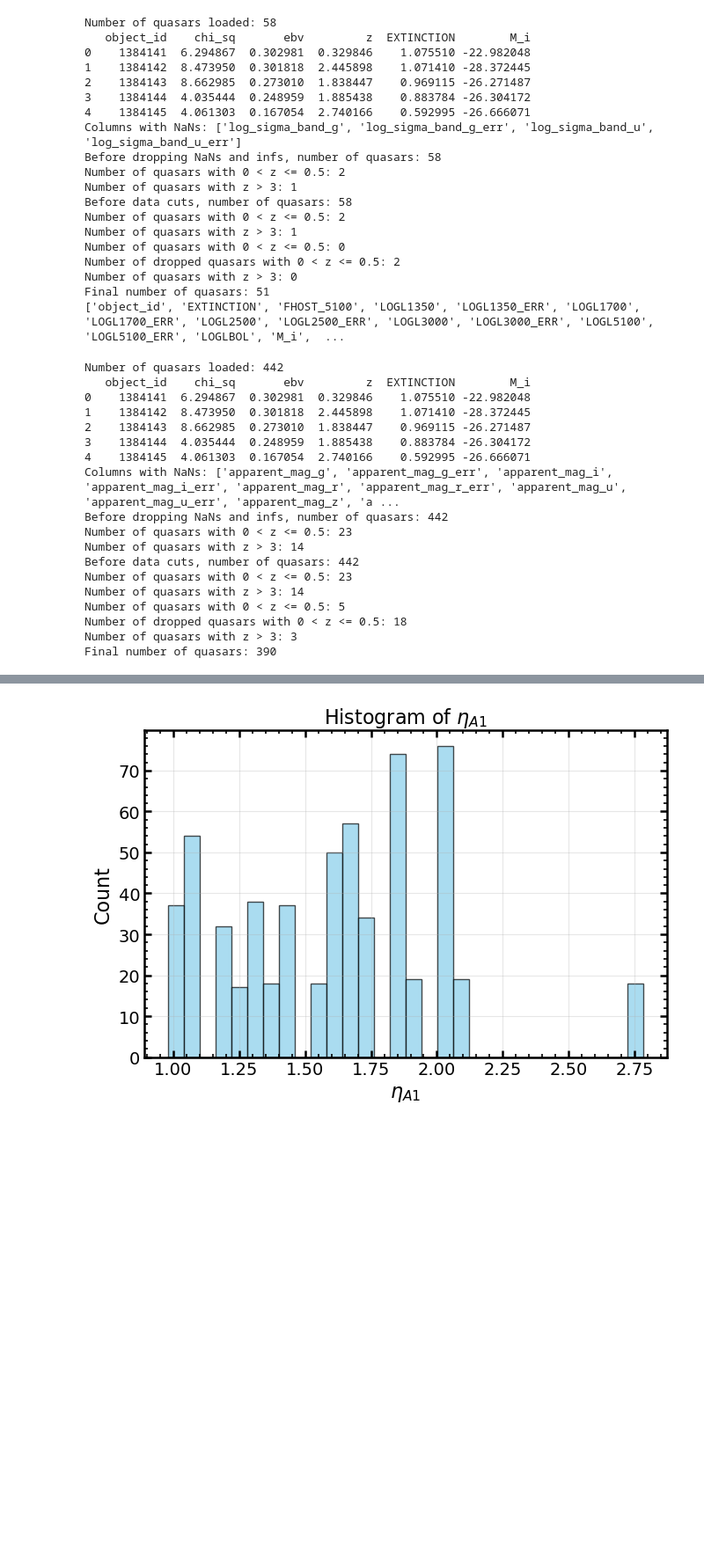
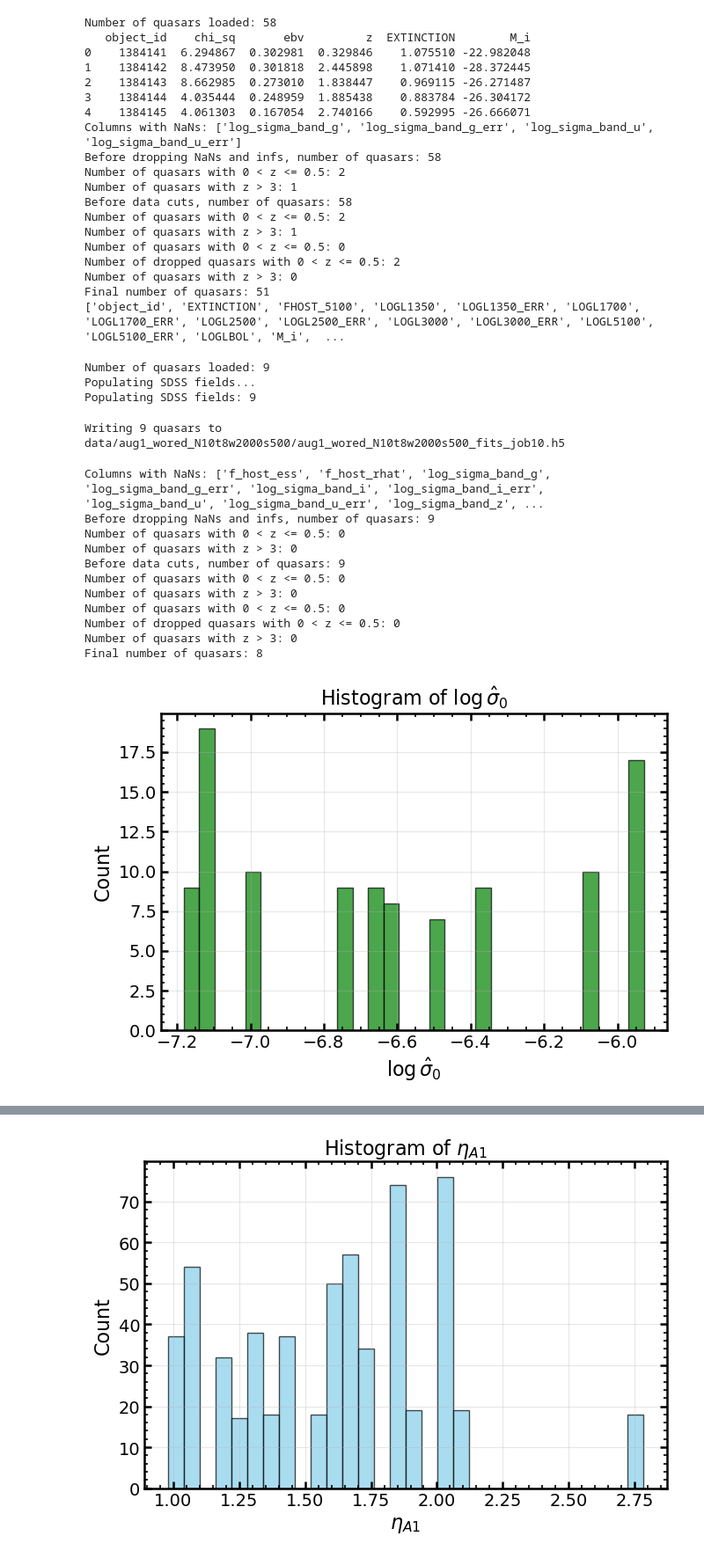
Before and after one commit to dutra/qvc, a Jupyter notebook: tutorials/hubble diagram jun27.ipynb, the cells around one changed output, grey strips where cells are left out. Shown at 88% size. Drawn from its saved outputs; the diff is of its cells as text; code cells hidden in the pictures; blank space fills up the shorter version.

```diff
--- a/tutorials/hubble diagram jun27.ipynb
+++ b/tutorials/hubble diagram jun27.ipynb
@@ -69,23 +69,31 @@ Final number of quasars: 51
 ['object_id', 'EXTINCTION', 'FHOST_5100', 'LOGL1350', 'LOGL1350_ERR', 'LOGL1700', 'LOGL1700_ERR', 'LOGL2500', 'LOGL2500_ERR', 'LOGL3000', 'LOGL3000_ERR', 'LOGL5100', 'LOGL5100_ERR', 'LOGLBOL', 'M_i',  ...
 # %%
 #df_agn = load_quasar_data("data/july12_joint_mean1_zsort_N20w2000s500_merged.h5", populate_sdss=False)
-df_agn = load_quasar_data("data/july31_chisq2_preview_tree8_N10w1000s250_merged.h5", populate_sdss=False)
+df_agn = load_quasar_data("data/aug1_wored_N10t8w2000s500/aug1_wored_N10t8w2000s500_fits_job10.h5", populate_sdss=False)
 # %% [output]
-Number of quasars loaded: 442
-   object_id    chi_sq       ebv         z  EXTINCTION        M_i
-0    1384141  6.294867  0.302981  0.329846    1.075510 -22.982048
-1    1384142  8.473950  0.301818  2.445898    1.071410 -28.372445
-2    1384143  8.662985  0.273010  1.838447    0.969115 -26.271487
-3    1384144  4.035444  0.248959  1.885438    0.883784 -26.304172
-4    1384145  4.061303  0.167054  2.740166    0.592995 -26.666071
-Columns with NaNs: ['apparent_mag_g', 'apparent_mag_g_err', 'apparent_mag_i', 'apparent_mag_i_err', 'apparent_mag_r', 'apparent_mag_r_err', 'apparent_mag_u', 'apparent_mag_u_err', 'apparent_mag_z', 'a ...
-Before dropping NaNs and infs, number of quasars: 442
-Number of quasars with 0 < z <= 0.5: 23
-Number of quasars with z > 3: 14
-Before data cuts, number of quasars: 442
-Number of quasars with 0 < z <= 0.5: 23
-Number of quasars with z > 3: 14
-Number of quasars with 0 < z <= 0.5: 5
-Number of dropped quasars with 0 < z <= 0.5: 18
-Number of quasars with z > 3: 3
-Final number of quasars: 390
+Number of quasars loaded: 9
+Populating SDSS fields...
+Populating SDSS fields: 9
+Writing 9 quasars to data/aug1_wored_N10t8w2000s500/aug1_wored_N10t8w2000s500_fits_job10.h5
+Columns with NaNs: ['f_host_ess', 'f_host_rhat', 'log_sigma_band_g', 'log_sigma_band_g_err', 'log_sigma_band_i', 'log_sigma_band_i_err', 'log_sigma_band_u', 'log_sigma_band_u_err', 'log_sigma_band_z', ...
+Before dropping NaNs and infs, number of quasars: 9
+Number of quasars with 0 < z <= 0.5: 0
+Number of quasars with z > 3: 0
+Before data cuts, number of quasars: 9
+Number of quasars with 0 < z <= 0.5: 0
+Number of quasars with z > 3: 0
+Number of quasars with 0 < z <= 0.5: 0
+Number of dropped quasars with 0 < z <= 0.5: 0
+Number of quasars with z > 3: 0
+Final number of quasars: 8
+# %%
+plt.figure(figsize=(7, 5))
+plt.hist(df_agn['log_sigma_hat0'], bins=30, color='green', edgecolor='k', alpha=0.7)
+plt.xlabel(r'$\log \hat{\sigma}_0$')
+plt.ylabel('Count')
+plt.title(r'Histogram of $\log \hat{\sigma}_0$')
+plt.grid(True, alpha=0.3)
+plt.tight_layout()
+plt.show()
+# %% [output]
+[figure, added]
```
Also changed, not shown: parts of 2 cells of this notebook, 6 other files.
